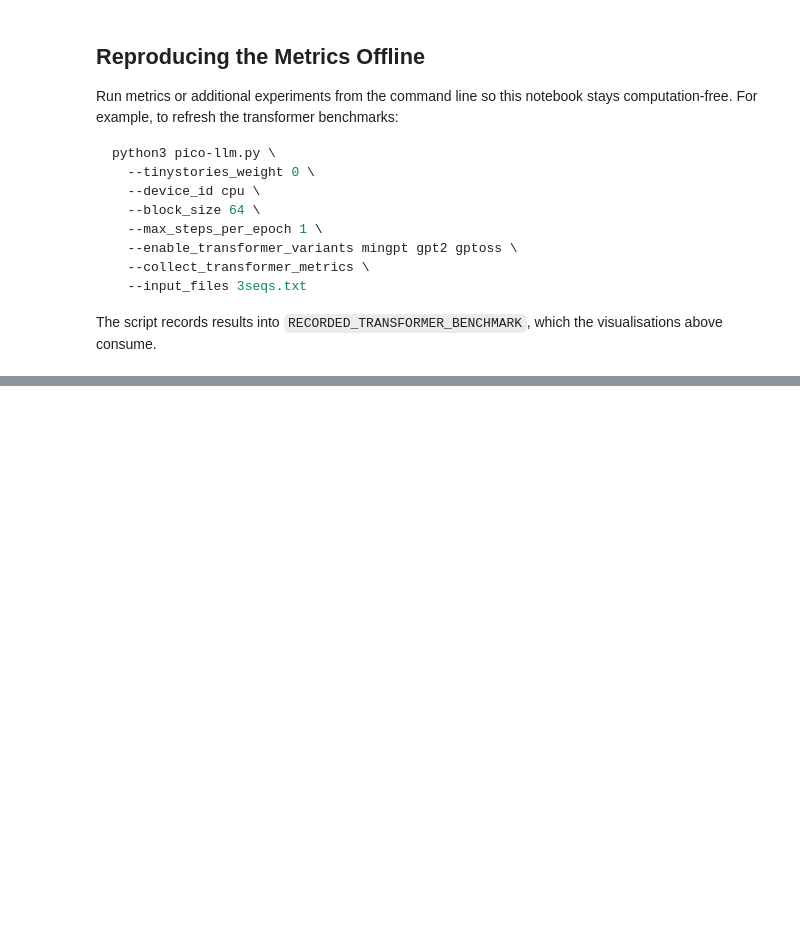
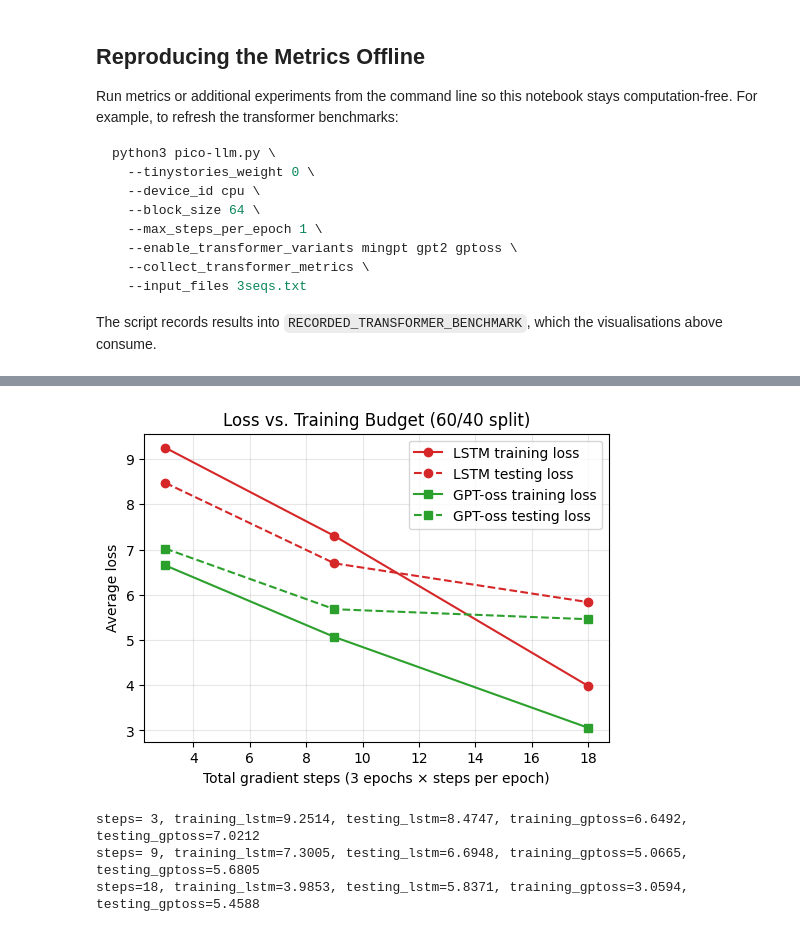
Before and after one commit to ParvaPatel/ml-fall-2025-pic-llm, a Jupyter notebook: pico-llm.ipynb, the cells around one changed output, grey strips where cells are left out. Cells and saved outputs as stored; diff of their text form; code cells hidden in the pictures; blank space fills up the shorter version.

```diff
--- a/pico-llm.ipynb
+++ b/pico-llm.ipynb
@@ -847,0 +230,41 @@ pass
+# %%
+log_path = Path("artefacts/training_budget_sweep.json")
+if not log_path.exists():
+    print("Training-budget log not found. Run pico-llm.py with --test_split_ratio and --custom_sweep_log to populate it.")
+else:
+    sweep = json.loads(log_path.read_text())
+    if not sweep:
+        print("Training-budget log is empty.")
+    else:
+        sweep_sorted = sorted(sweep, key=lambda entry: entry["model_metrics"]["lstm_seq"]["total_steps"])
+        steps = [entry["model_metrics"]["lstm_seq"]["total_steps"] for entry in sweep_sorted]
+        lstm_training = [entry["model_metrics"]["lstm_seq"].get("final_loss") for entry in sweep_sorted]
+        lstm_testing = [entry["model_metrics"]["lstm_seq"].get("eval_loss") for entry in sweep_sorted]
+        tf_training = [entry["model_metrics"]["transformer_gptoss"].get("final_loss") for entry in sweep_sorted]
+        tf_testing = [entry["model_metrics"]["transformer_gptoss"].get("eval_loss") for entry in sweep_sorted]
+
+        fig, ax = plt.subplots(figsize=(6, 4))
+        ax.plot(steps, lstm_training, marker="o", color="#d62728", label="LSTM training loss")
+        ax.plot(steps, lstm_testing, marker="o", color="#d62728", linestyle="--", label="LSTM testing loss")
+        ax.plot(steps, tf_training, marker="s", color="#2ca02c", label="GPT-oss training loss")
+        ax.plot(steps, tf_testing, marker="s", color="#2ca02c", linestyle="--", label="GPT-oss testing loss")
+        ax.set_xlabel("Total gradient steps (3 epochs × steps per epoch)")
+        ax.set_ylabel("Average loss")
+        ax.set_title("Loss vs. Training Budget (60/40 split)")
+        ax.grid(True, alpha=0.3)
+        ax.legend()
+        plt.show()
+
+        for entry in sweep_sorted:
+            steps_total = entry["model_metrics"]["lstm_seq"]["total_steps"]
+            print(
+                f"steps={steps_total:>2}, training_lstm={entry['model_metrics']['lstm_seq']['final_loss']:.4f}, "
+                f"testing_lstm={entry['model_metrics']['lstm_seq']['eval_loss']:.4f}, "
+                f"training_gptoss={entry['model_metrics']['transformer_gptoss']['final_loss']:.4f}, "
+                f"testing_gptoss={entry['model_metrics']['transformer_gptoss']['eval_loss']:.4f}"
+            )
+# %% [output]
+[figure, added]
+steps= 3, training_lstm=9.2514, testing_lstm=8.4747, training_gptoss=6.6492, testing_gptoss=7.0212
+steps= 9, training_lstm=7.3005, testing_lstm=6.6948, training_gptoss=5.0665, testing_gptoss=5.6805
+steps=18, training_lstm=3.9853, testing_lstm=5.8371, training_gptoss=3.0594, testing_gptoss=5.4588
```
Also changed, not shown: parts of 45 cells of this notebook, 10 other files.
